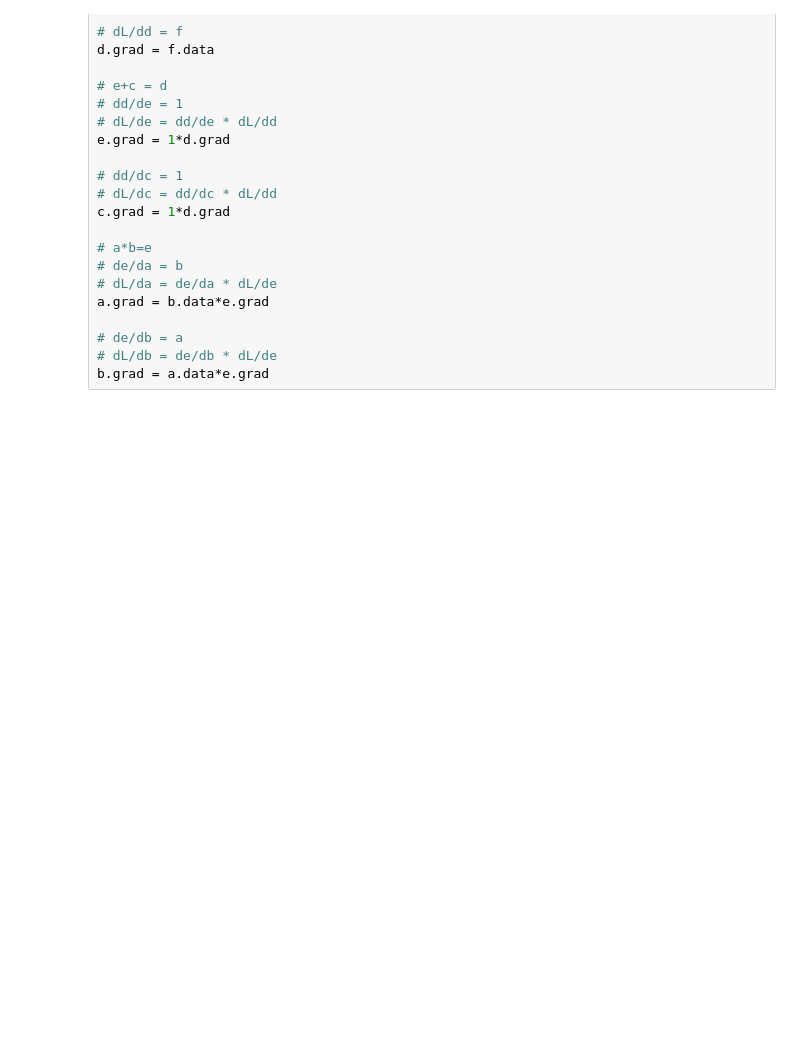
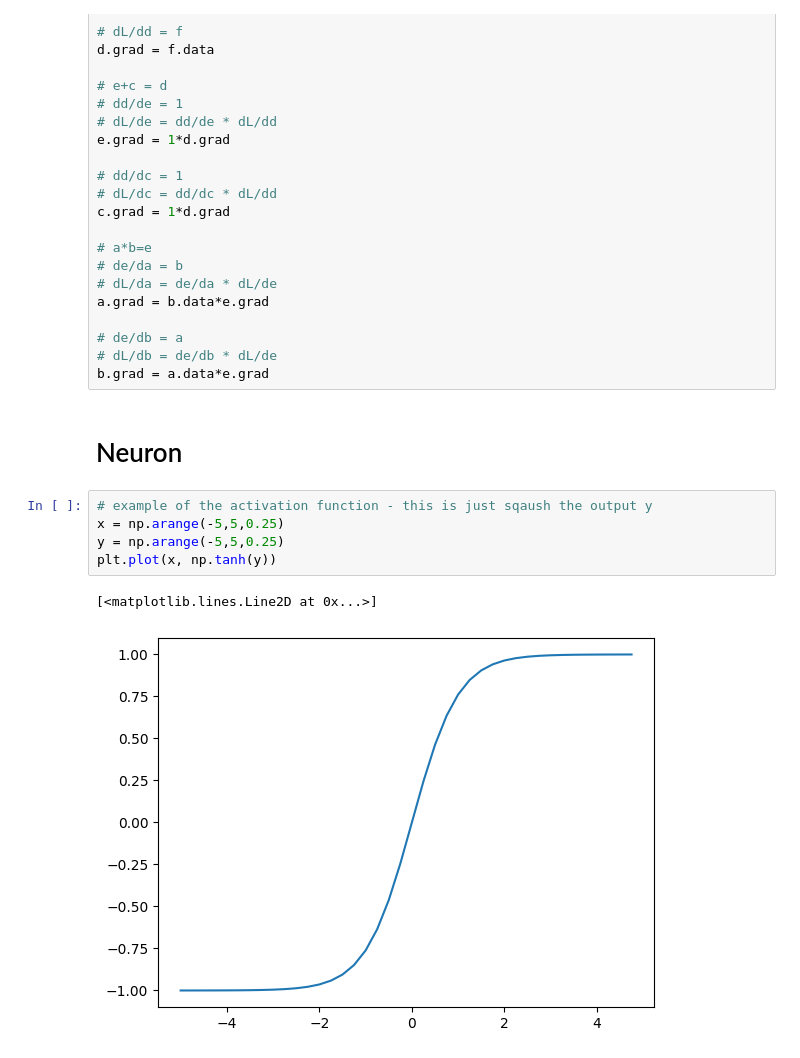
Before and after one commit to ironzo/TRANSFORMER, a Jupyter notebook: Lecture1/micrograd.ipynb, the cells around one changed output. Cells and saved outputs as stored; diff of their text form; blank space fills up the shorter version.

Commit message:
added forward pass and backprop (manual) for neuron with tanh activation.

```diff
--- a/Lecture1/micrograd.ipynb
+++ b/Lecture1/micrograd.ipynb
@@ -242,3 +247,13 @@ a.grad = b.data*e.grad
 # de/db = a
 # dL/db = de/db * dL/de
 b.grad = a.data*e.grad
+# %% [markdown]
+# Neuron
+# %%
+# example of the activation function - this is just sqaush the output y
+x = np.arange(-5,5,0.25)
+y = np.arange(-5,5,0.25)
+plt.plot(x, np.tanh(y))
+# %% [output]
+[<matplotlib.lines.Line2D at 0x...>]
+[figure, added]
```
Also changed, not shown: parts of 5 cells of this notebook.
